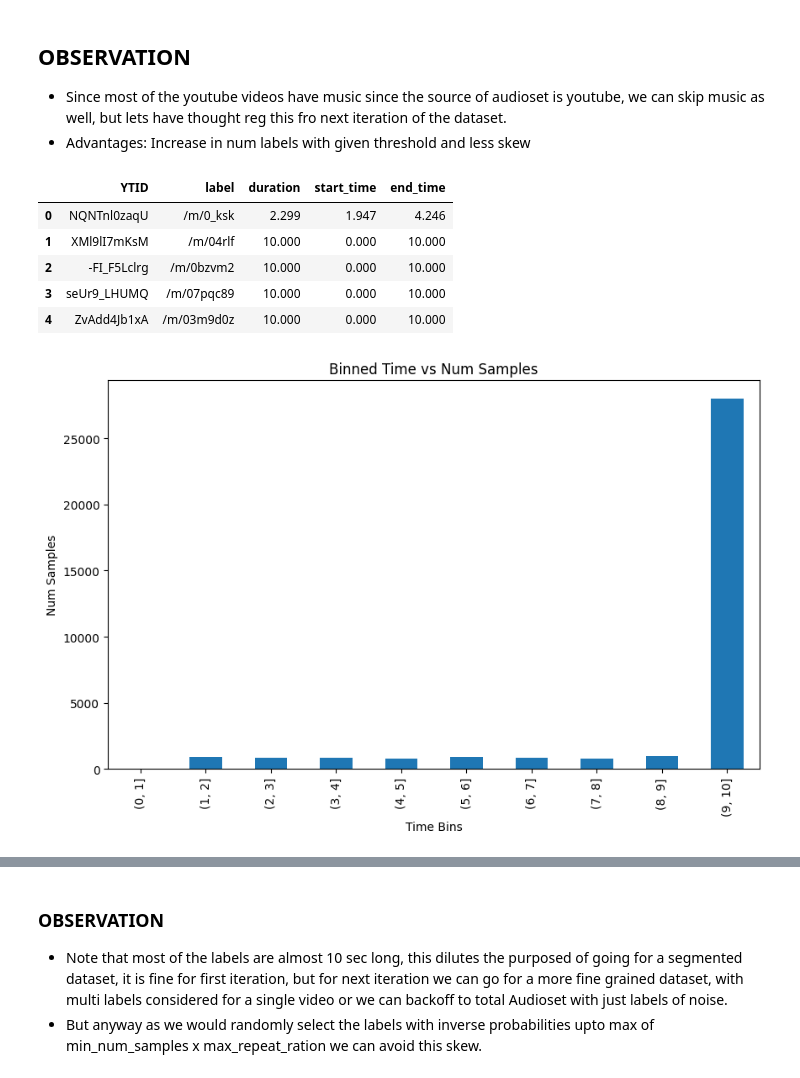
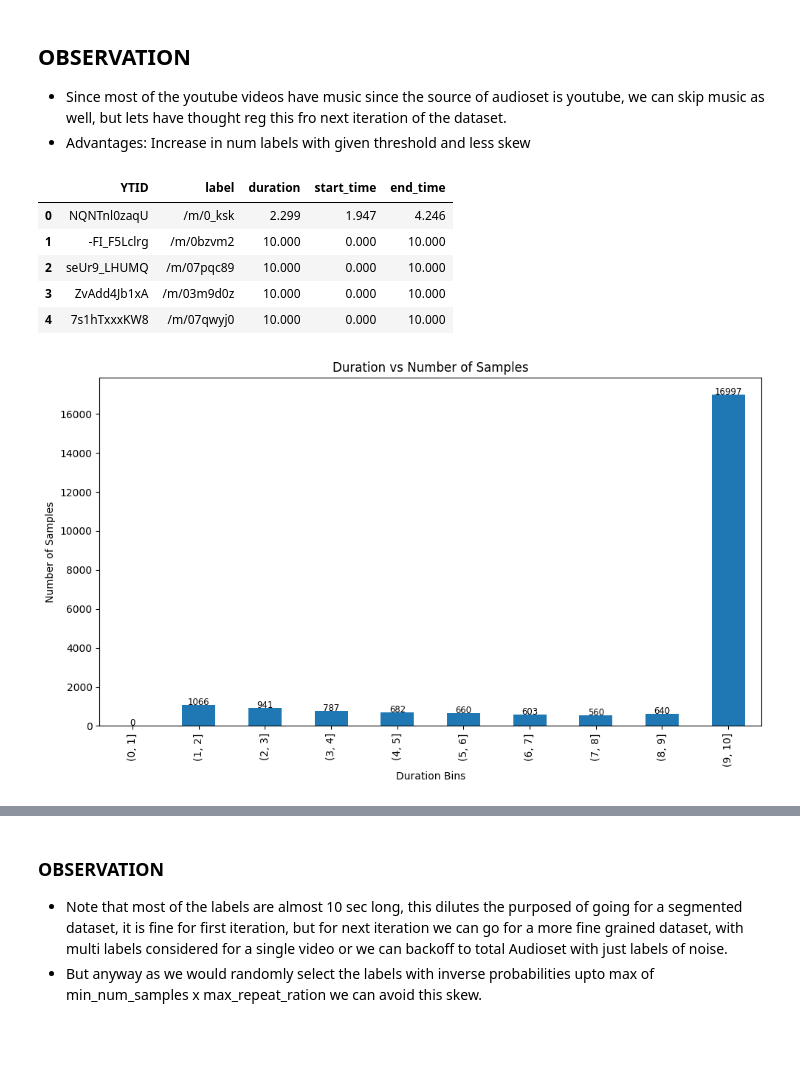
Before and after one commit to WhissleAI/visual_speech_recognition, a Jupyter notebook: analysis_audioset.ipynb, the cells around one changed output, grey strips where cells are left out. Cells and saved outputs as stored; diff of their text form; code cells hidden in the pictures; blank space fills up the shorter version.

Commit message:
analysis_audioset_for_it1

```diff
--- a/analysis_audioset.ipynb
+++ b/analysis_audioset.ipynb
@@ -13,6 +13,7 @@ def extract_ytid_and_start(segment_id):
     start_seconds = int(startimems) / 1000.0
     return ytid, start_seconds
 
+mid_to_label = pd.read_csv('/disk1/audioset/annotations/mid_to_display_name.tsv', sep='\t', names=['mid', 'label'])
 # Apply the function to extract YTID and start_seconds
 df['YTID'], df['start_seconds'] = zip(*df['segment_id'].map(extract_ytid_and_start))
 
@@ -22,7 +23,9 @@ df['end_seconds'] = df['start_seconds'] + 10.0
 # Group by YTID, start_seconds, and end_seconds and aggregate labels
 result = df.groupby(['YTID', 'start_seconds', 'end_seconds'])['label'].apply(lambda x: ',"' + ','.join(x) + '"').reset_index()
 
-speech_labels = ['/m/02zsn','/m/05zppz','/m/07qfr4h','/m/09x0r','/m/0brhx','/m/0ytgt']
+speech_labels = ['/m/02zsn','/m/05zppz','/m/07qfr4h','/m/09x0r','/m/0brhx','/m/0ytgt','/t/dd00005','/t/dd00004', '/t/dd00003','/m/0dgw9r','/m/015lz1']
+# print_labels_avoided
+print(mid_to_label[mid_to_label['mid'].isin(speech_labels)]['label'])
 
 for label in speech_labels:
     # if label not in result['label'] coloumn then only consider that row
@@ -38,4 +41,4 @@ result.rename(columns={
 
 # Save to CSV file
 # Replace 'output_file.csv' with the path where you want to save the CSV file
-result.to_csv('/disk1/audioset/annotations/audioset_train_strong.csv', index=False)
+# result.to_csv('/disk1/audioset/annotations/audioset_train_strong.csv', index=False) #!! only save once
@@ -233,12 +180,11 @@ def plot_binned_bar_graph_of_meantime_to_num_labels_num_samples(df, bin_size=1):
 for split_type in ['train']:
     print(f"Split Type -> {split_type}")
     df = dfs[split_type]
-    mids_to_avoid = ['/t/dd00004', '/t/dd00003', '/m/0c1dj', '/t/dd00005', '/m/093_4n', '/m/015lz1', '/m/0dgw9r', '/t/dd00077']
     df = get_samples_greater_than_given_len(df, 1)
     print(f"Num samples greater than 1 sec -> {len(df)}")
     # plot_binned_bar_graph_of_meantime_to_num_labels_num_samples(df)
     df = get_samples_with_mean_label_time_greater_than_given_len(df, 2)
-    df = rem_samples_from_mids_to_avoid(df, mids_to_avoid)
+    # df = rem_samples_from_mids_to_avoid(df, mids_to_avoid)
     label_to_samples = get_num_samples_for_given_labels(df, df['label'].unique())
     print(f"Num samples with mean label time greater than 2 sec -> {len(df)}, Num labels -> {len(df['label'].unique())}")
     break
@@ -362,7 +306,7 @@ plot_label_vs_count(label_to_count_no_music, mid_to_label,label_selection_config
 - Advantages: Increase in num labels with given threshold and less skew
 # %%
 # In ytid_to_label keep only keys that have label with count greater than min_num_samples
-ytid_to_label = {k: v for k, v in ytid_to_label.items() if label_to_count[v['label']] > label_selection_config["min_num_samples"]}
+ytid_to_label = {k: v for k, v in ytid_to_label.items() if label_to_count[v['label']] > label_selection_config["min_num_samples_per_class"]}
 # convert ytid_to_label to DataFrame
 ytid_to_label_df = pd.DataFrame.from_dict(ytid_to_label, orient='index')
 ytid_to_label_df = ytid_to_label_df.reset_index()
@@ -371,23 +315,31 @@ ytid_to_label_df.head()
 # %% [output]
 |  | YTID | label | duration | start_time | end_time |
 | 0 | NQNTnl0zaqU | /m/0_ksk | 2.299 | 1.947 | 4.246 |
-| 1 | XMl9lI7mKsM | /m/04rlf | 10.000 | 0.000 | 10.000 |
-| 2 | -FI_F5Lclrg | /m/0bzvm2 | 10.000 | 0.000 | 10.000 |
-| 3 | seUr9_LHUMQ | /m/07pqc89 | 10.000 | 0.000 | 10.000 |
-| 4 | ZvAdd4Jb1xA | /m/03m9d0z | 10.000 | 0.000 | 10.000 |
+| 1 | -FI_F5Lclrg | /m/0bzvm2 | 10.000 | 0.000 | 10.000 |
+| 2 | seUr9_LHUMQ | /m/07pqc89 | 10.000 | 0.000 | 10.000 |
+| 3 | ZvAdd4Jb1xA | /m/03m9d0z | 10.000 | 0.000 | 10.000 |
+| 4 | 7s1hTxxxKW8 | /m/07qwyj0 | 10.000 | 0.000 | 10.000 |
 # %%
 # plot binned time on x with 1sec and num samples in that bin on y
-def plot_binned_time_vs_num_samples(df, bin_size=1):
+def plot_binned_time_vs_num_samples(df, bin_size=1,add_coloumn_of_probs=True):
     bins = range(0, int(df['end_time'].max()) + bin_size, bin_size)
-    binned = pd.cut(df['duration'], bins)
-    num_samples_per_bin = binned.value_counts().sort_index()
+    df['binned_duration'] = pd.cut(df['duration'], bins)
+    num_samples_per_bin = df['binned_duration'].value_counts().sort_index()
     plt.figure(figsize=(10, 6))
     num_samples_per_bin.plot(kind='bar')
-    plt.title('Binned Time vs Num Samples')
-    plt.xlabel('Time Bins')
-    plt.ylabel('Num Samples')
+    plt.title('Duration vs Number of Samples')
+    plt.xlabel('Duration Bins')
+    plt.ylabel('Number of Samples')
+    # add count on top of each bar
+    for i, v in enumerate(num_samples_per_bin):
+        plt.text(i, v, str(v), ha='center', fontsize='small')
+    plt.tight_layout()
     plt.show()
+    if add_coloumn_of_probs:
+        # add prbs_with_duration coloumn to df with inverse probality of duration with respect to num_samples_per_bin
+        df['prbs_with_duration'] = df['binned_duration'].apply(lambda x: len(df)/num_samples_per_bin[x])
+    return df
 
-plot_binned_time_vs_num_samples(ytid_to_label_df)
+ytid_to_label_df = plot_binned_time_vs_num_samples(ytid_to_label_df,add_coloumn_of_probs=True)
 # %% [output]
-[figure, old version]
+[figure, new version]
```
Also changed, not shown: parts of 14 cells of this notebook.
